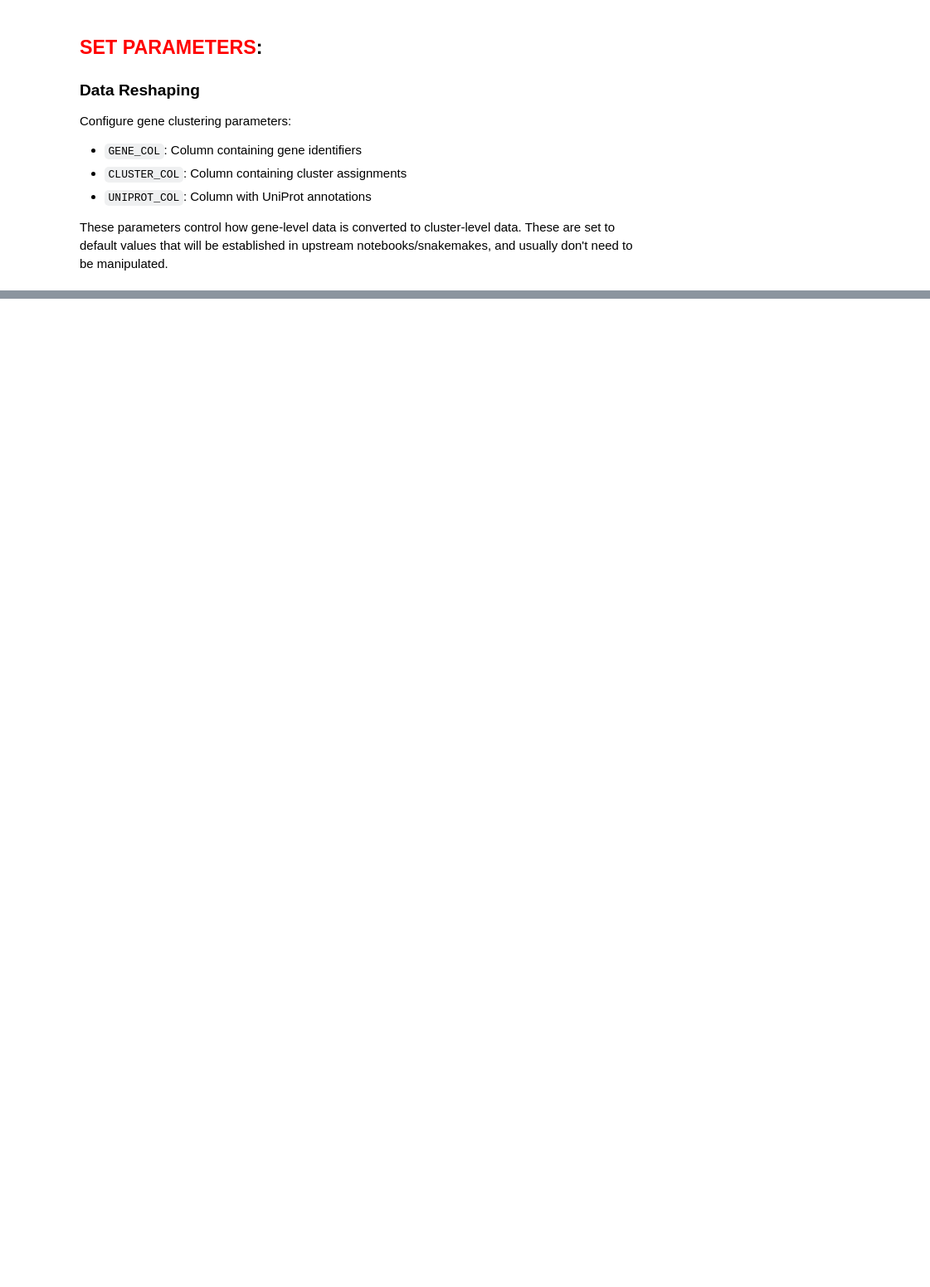
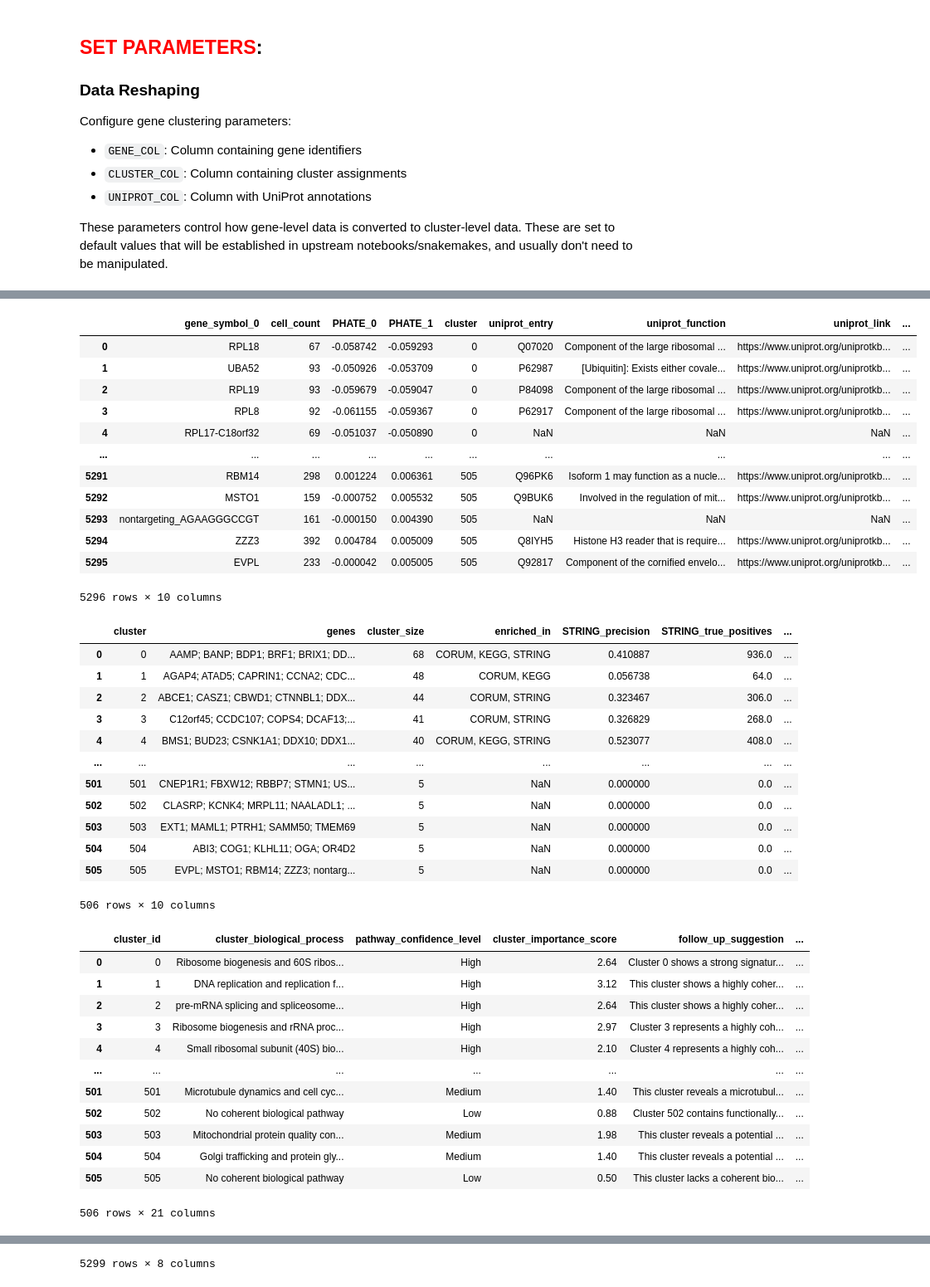
Before and after one commit to cheeseman-lab/kilimanjaro-analysis, a Jupyter notebook: analysis/11.analyze.ipynb, the cells around one changed output, grey strips where cells are left out. Shown at 83% size. Drawn from its saved outputs; the diff is of its cells as text; code cells hidden in the pictures; blank space fills up the shorter version.

```diff
--- a/analysis/11.analyze.ipynb
+++ b/analysis/11.analyze.ipynb
@@ -503,0 +773,53 @@ Added 29 gene feature descriptions to prompt
+# %%
+clustering = "brieflow_output/cluster/DAPI_ACA_CENPT/Interphase/15/phate_leiden_clustering.tsv"
+enrichment = "brieflow_output/cluster/DAPI_ACA_CENPT/Interphase/15/CB-Real__combined_table.tsv"
+mozzarellm = "brieflow_output/cluster/DAPI_ACA_CENPT/Interphase/15/mozzarellm_analysis/claude-3-7-sonnet-20250219_clusters.csv"
+aconcagua_clustering = "/lab/ops_analysis/cheeseman/aconcagua_clustering.csv"
+clustering = pd.read_csv(clustering, sep="\t")
+display(clustering)
+enrichment = pd.read_csv(enrichment, sep="\t")
+display(enrichment)
+mozzarellm = pd.read_csv(mozzarellm)
+display(mozzarellm)
+aconcagua_clustering = pd.read_csv(aconcagua_clustering)
+display(aconcagua_clustering)
+# %% [output]
+|  | gene_symbol_0 | cell_count | PHATE_0 | PHATE_1 | cluster | uniprot_entry | uniprot_function | uniprot_link | ... |
+| 0 | RPL18 | 67 | -0.058742 | -0.059293 | 0 | Q07020 | Component of the large ribosomal ... | https://www.uniprot.org/uniprotkb... | ... |
+| 1 | UBA52 | 93 | -0.050926 | -0.053709 | 0 | P62987 | [Ubiquitin]: Exists either covale... | https://www.uniprot.org/uniprotkb... | ... |
+| 2 | RPL19 | 93 | -0.059679 | -0.059047 | 0 | P84098 | Component of the large ribosomal ... | https://www.uniprot.org/uniprotkb... | ... |
+| 3 | RPL8 | 92 | -0.061155 | -0.059367 | 0 | P62917 | Component of the large ribosomal ... | https://www.uniprot.org/uniprotkb... | ... |
+| 4 | RPL17-C18orf32 | 69 | -0.051037 | -0.050890 | 0 | NaN | NaN | NaN | ... |
+| ... | ... | ... | ... | ... | ... | ... | ... | ... | ... |
+| 5291 | RBM14 | 298 | 0.001224 | 0.006361 | 505 | Q96PK6 | Isoform 1 may function as a nucle... | https://www.uniprot.org/uniprotkb... | ... |
+| 5292 | MSTO1 | 159 | -0.000752 | 0.005532 | 505 | Q9BUK6 | Involved in the regulation of mit... | https://www.uniprot.org/uniprotkb... | ... |
+| 5293 | nontargeting_AGAAGGGCCGT | 161 | -0.000150 | 0.004390 | 505 | NaN | NaN | NaN | ... |
+| 5294 | ZZZ3 | 392 | 0.004784 | 0.005009 | 505 | Q8IYH5 | Histone H3 reader that is require... | https://www.uniprot.org/uniprotkb... | ... |
+| 5295 | EVPL | 233 | -0.000042 | 0.005005 | 505 | Q92817 | Component of the cornified envelo... | https://www.uniprot.org/uniprotkb... | ... |
+5296 rows × 10 columns
+|  | cluster | genes | cluster_size | enriched_in | STRING_precision | STRING_true_positives | ... |
+| 0 | 0 | AAMP; BANP; BDP1; BRF1; BRIX1; DD... | 68 | CORUM, KEGG, STRING | 0.410887 | 936.0 | ... |
+| 1 | 1 | AGAP4; ATAD5; CAPRIN1; CCNA2; CDC... | 48 | CORUM, KEGG | 0.056738 | 64.0 | ... |
+| 2 | 2 | ABCE1; CASZ1; CBWD1; CTNNBL1; DDX... | 44 | CORUM, STRING | 0.323467 | 306.0 | ... |
+| 3 | 3 | C12orf45; CCDC107; COPS4; DCAF13;... | 41 | CORUM, STRING | 0.326829 | 268.0 | ... |
+| 4 | 4 | BMS1; BUD23; CSNK1A1; DDX10; DDX1... | 40 | CORUM, KEGG, STRING | 0.523077 | 408.0 | ... |
+| ... | ... | ... | ... | ... | ... | ... | ... |
+| 501 | 501 | CNEP1R1; FBXW12; RBBP7; STMN1; US... | 5 | NaN | 0.000000 | 0.0 | ... |
+| 502 | 502 | CLASRP; KCNK4; MRPL11; NAALADL1; ... | 5 | NaN | 0.000000 | 0.0 | ... |
+| 503 | 503 | EXT1; MAML1; PTRH1; SAMM50; TMEM69 | 5 | NaN | 0.000000 | 0.0 | ... |
+| 504 | 504 | ABI3; COG1; KLHL11; OGA; OR4D2 | 5 | NaN | 0.000000 | 0.0 | ... |
+| 505 | 505 | EVPL; MSTO1; RBM14; ZZZ3; nontarg... | 5 | NaN | 0.000000 | 0.0 | ... |
+506 rows × 10 columns
+|  | cluster_id | cluster_biological_process | pathway_confidence_level | cluster_importance_score | follow_up_suggestion | ... |
+| 0 | 0 | Ribosome biogenesis and 60S ribos... | High | 2.64 | Cluster 0 shows a strong signatur... | ... |
+| 1 | 1 | DNA replication and replication f... | High | 3.12 | This cluster shows a highly coher... | ... |
+| 2 | 2 | pre-mRNA splicing and spliceosome... | High | 2.64 | This cluster shows a highly coher... | ... |
+| 3 | 3 | Ribosome biogenesis and rRNA proc... | High | 2.97 | Cluster 3 represents a highly coh... | ... |
+| 4 | 4 | Small ribosomal subunit (40S) bio... | High | 2.10 | Cluster 4 represents a highly coh... | ... |
+| ... | ... | ... | ... | ... | ... | ... |
+| 501 | 501 | Microtubule dynamics and cell cyc... | Medium | 1.40 | This cluster reveals a microtubul... | ... |
+| 502 | 502 | No coherent biological pathway | Low | 0.88 | Cluster 502 contains functionally... | ... |
+| 503 | 503 | Mitochondrial protein quality con... | Medium | 1.98 | This cluster reveals a potential ... | ... |
+| 504 | 504 | Golgi trafficking and protein gly... | Medium | 1.40 | This cluster reveals a potential ... | ... |
+| 505 | 505 | No coherent biological pathway | Low | 0.50 | This cluster lacks a coherent bio... | ... |
+506 rows × 21 columns
@@ -503,0 +838 @@ Added 29 gene feature descriptions to prompt
+5299 rows × 8 columns
```
Also changed, not shown: parts of 15 cells of this notebook.
